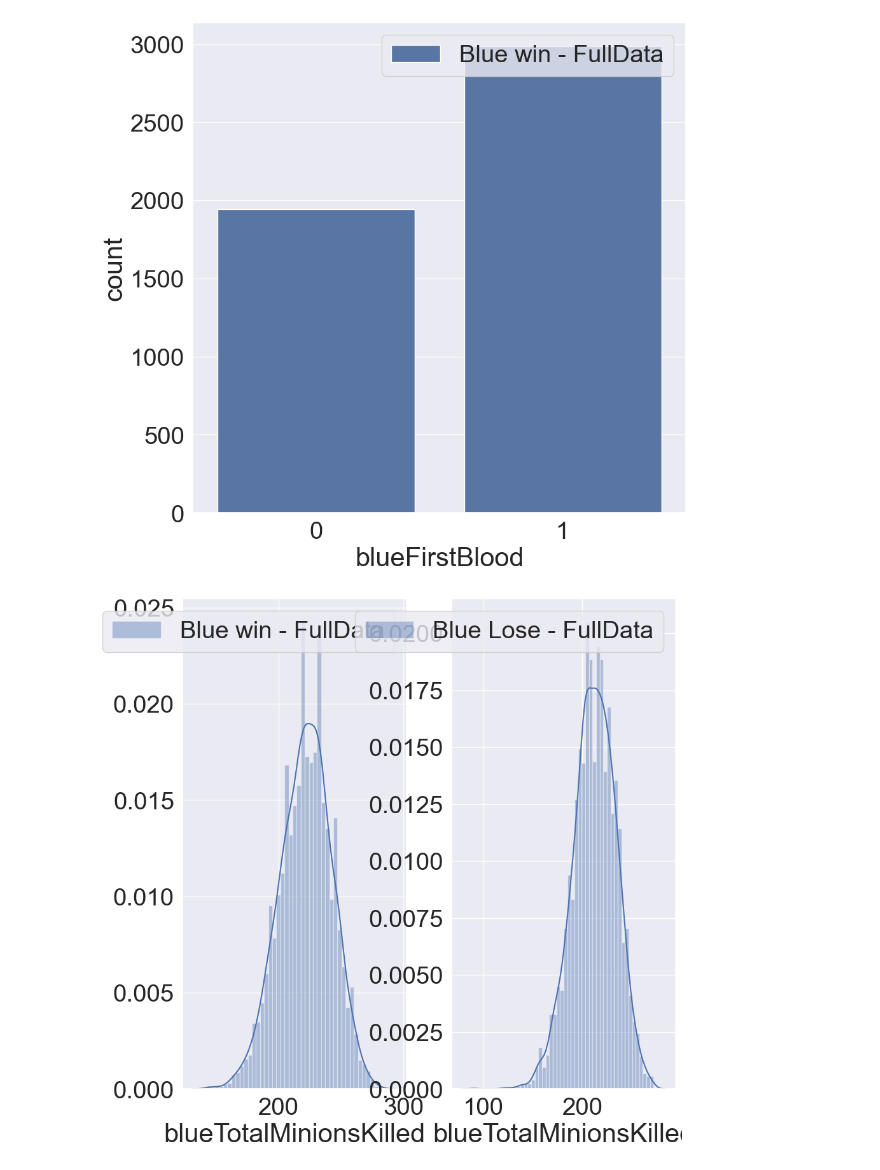
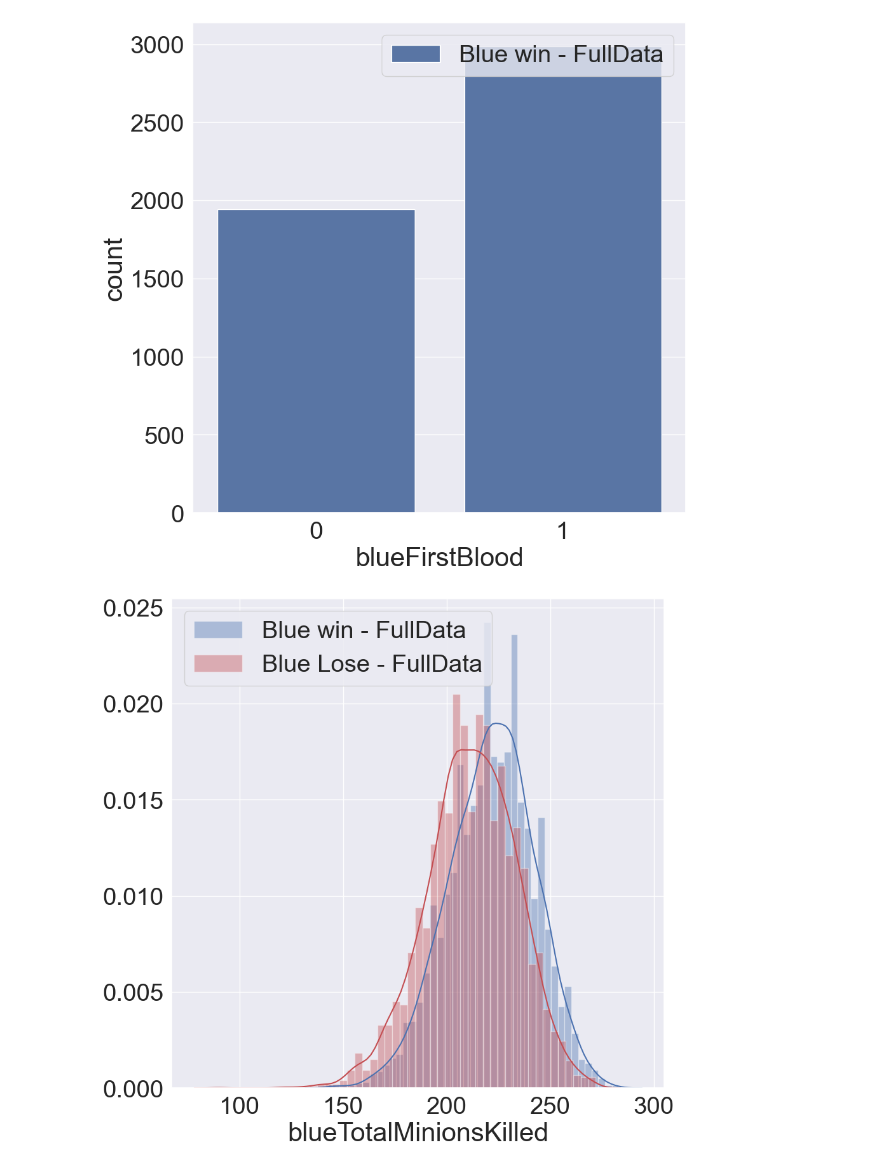
Before and after one commit to kysth0707/KagglePractice, a Jupyter notebook: LOL_Wins/main.ipynb, the cells around one changed output. Cells and saved outputs as stored; diff of their text form; code cells hidden in the pictures.

```diff
--- a/LOL_Wins/main.ipynb
+++ b/LOL_Wins/main.ipynb
@@ -93,10 +104,10 @@ g = g.legend(loc='best')
 # %% [output]
 [figure]
 # %%
-f, ax = plt.subplots(1, 2, figsize=(10 ,10))
-g = sns.distplot(df_test[df_test['blueWins'] == 1]['blueTotalMinionsKilled'], color='b', ax = ax[0], label = 'Blue win - FullData')
+f, ax = plt.subplots(1, 1, figsize=(10 ,10))
+g = sns.distplot(df_test[df_test['blueWins'] == 1]['blueTotalMinionsKilled'], color='b', ax = ax, label = 'Blue win - FullData')
 g = g.legend(loc='best')
-g = sns.distplot(df_test[df_test['blueWins'] == 0]['blueTotalMinionsKilled'], color='b', ax = ax[1], label = 'Blue Lose - FullData')
+g = sns.distplot(df_test[df_test['blueWins'] == 0]['blueTotalMinionsKilled'], color='r', ax = ax, label = 'Blue Lose - FullData')
 g = g.legend(loc='best')
 # %% [output]
-[figure, old version]
+[figure, new version]
```
Also changed, not shown: parts of 4 cells of this notebook, 10 other files.
